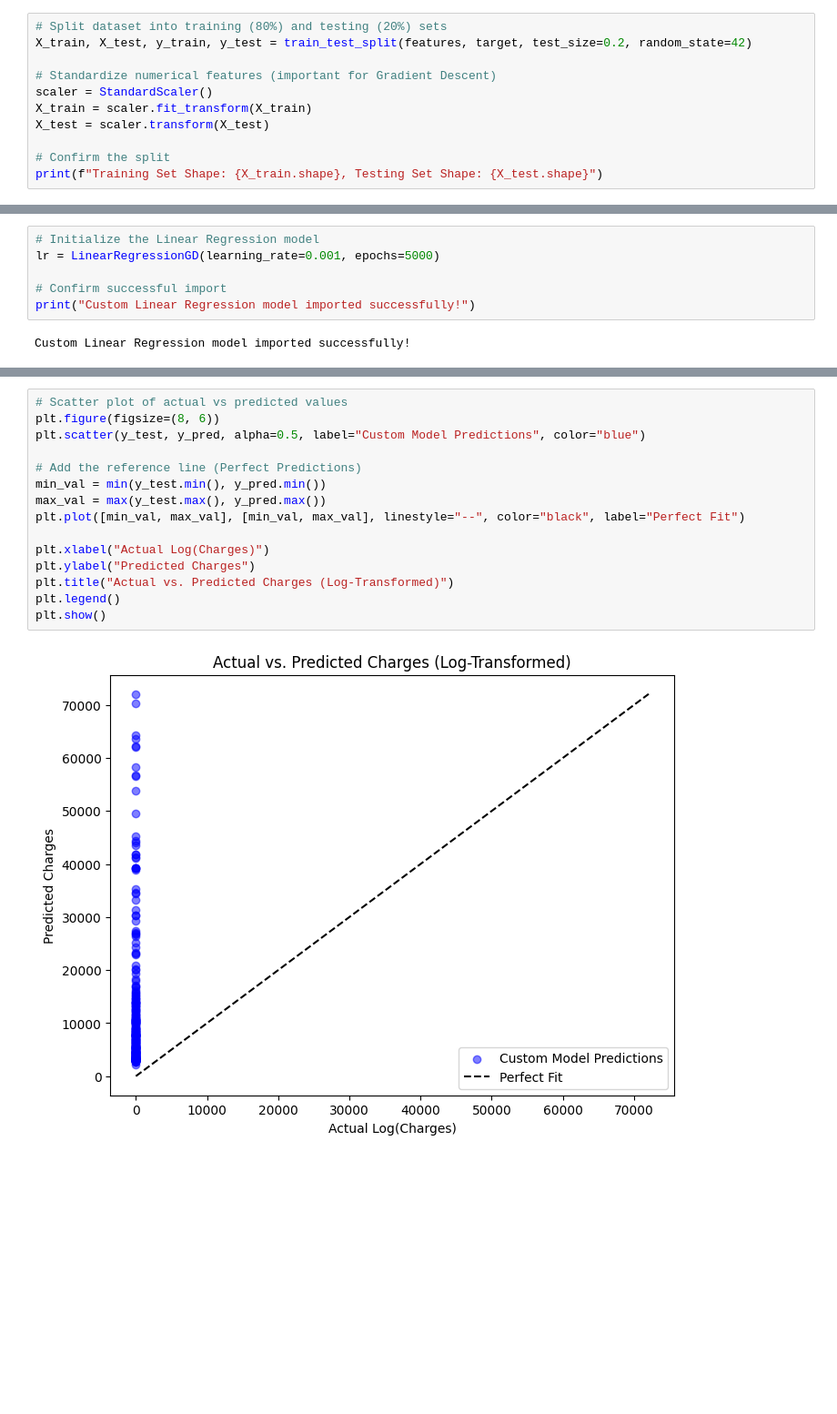
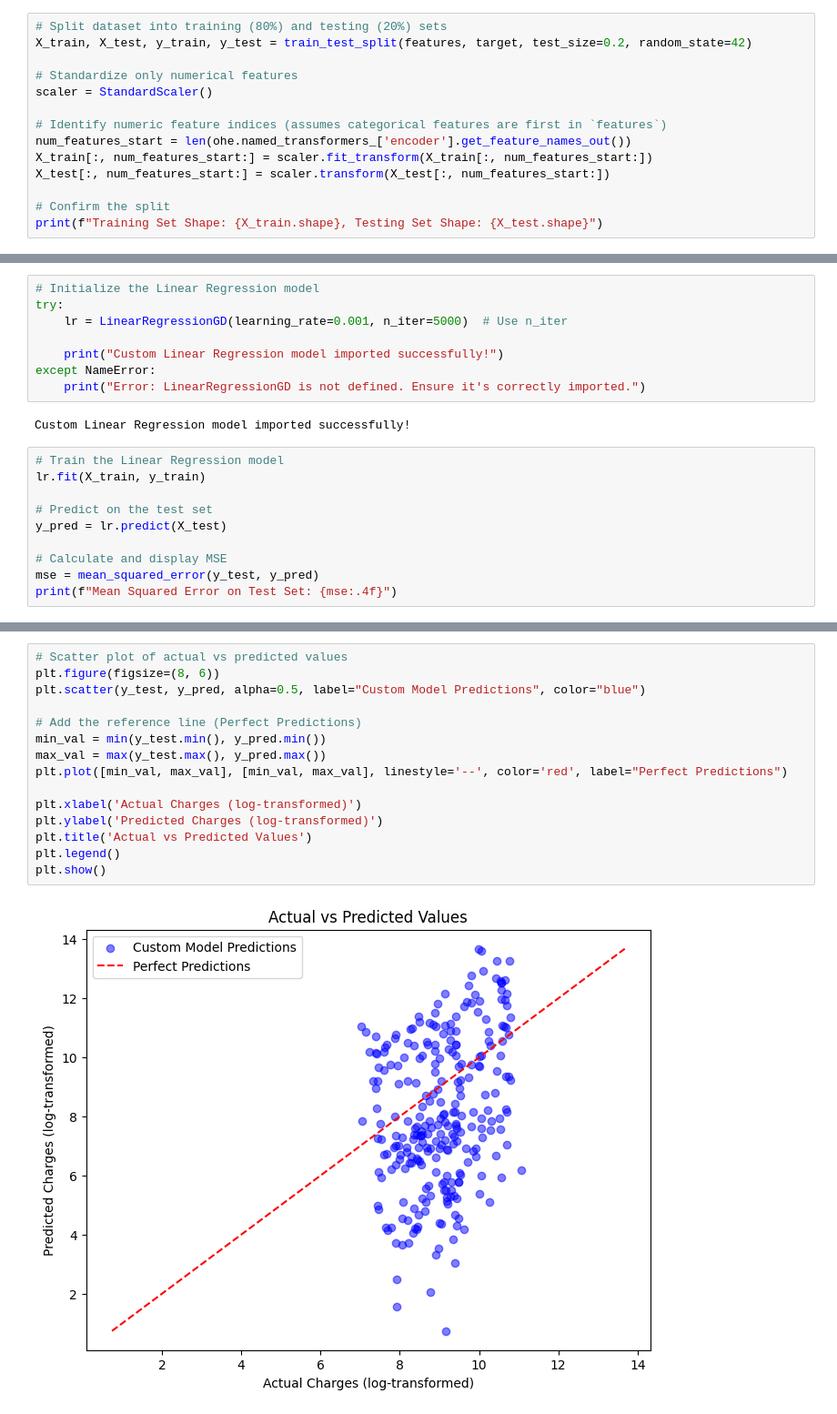
Before and after one commit to Beez1/ml, a Jupyter notebook: notebooks/assignment1.ipynb, the cells around one changed output, grey strips where cells are left out. Shown at 91% size. Drawn from its saved outputs; the diff is of its cells as text; blank space fills up the shorter version.

Commit message:
trained ml

```diff
--- a/notebooks/assignment1.ipynb
+++ b/notebooks/assignment1.ipynb
@@ -79,10 +81,13 @@ First 5 Log-Transformed Target Values (y):
 # Split dataset into training (80%) and testing (20%) sets
 X_train, X_test, y_train, y_test = train_test_split(features, target, test_size=0.2, random_state=42)
 
-# Standardize numerical features (important for Gradient Descent)
+# Standardize only numerical features
 scaler = StandardScaler()
-X_train = scaler.fit_transform(X_train)
-X_test = scaler.transform(X_test)
+
+# Identify numeric feature indices (assumes categorical features are first in `features`)
+num_features_start = len(ohe.named_transformers_['encoder'].get_feature_names_out())
+X_train[:, num_features_start:] = scaler.fit_transform(X_train[:, num_features_start:])
+X_test[:, num_features_start:] = scaler.transform(X_test[:, num_features_start:])
 
 # Confirm the split
 print(f"Training Set Shape: {X_train.shape}, Testing Set Shape: {X_test.shape}")
@@ -90,9 +95,21 @@ print(f"Training Set Shape: {X_train.shape}, Testing Set Shape: {X_test.shape}")
 Training Set Shape: (1070, 12), Testing Set Shape: (268, 12)
 # %%
 # Initialize the Linear Regression model
-lr = LinearRegressionGD(learning_rate=0.001, epochs=5000)
+try:
+    lr = LinearRegressionGD(learning_rate=0.001, n_iter=5000)  # Use n_iter
 
-# Confirm successful import
-print("Custom Linear Regression model imported successfully!")
+    print("Custom Linear Regression model imported successfully!")
+except NameError:
+    print("Error: LinearRegressionGD is not defined. Ensure it's correctly imported.")
 # %% [output]
 Custom Linear Regression model imported successfully!
+# %%
+# Train the Linear Regression model
+lr.fit(X_train, y_train)
+
+# Predict on the test set
+y_pred = lr.predict(X_test)
+
+# Calculate and display MSE
+mse = mean_squared_error(y_test, y_pred)
+print(f"Mean Squared Error on Test Set: {mse:.4f}")
@@ -99,17 +125,17 @@ Custom Linear Regression model imported successfully!
 # %%
 # Scatter plot of actual vs predicted values
 plt.figure(figsize=(8, 6))
 plt.scatter(y_test, y_pred, alpha=0.5, label="Custom Model Predictions", color="blue")
 
 # Add the reference line (Perfect Predictions)
 min_val = min(y_test.min(), y_pred.min())
 max_val = max(y_test.max(), y_pred.max())
-plt.plot([min_val, max_val], [min_val, max_val], linestyle="--", color="black", label="Perfect Fit")
+plt.plot([min_val, max_val], [min_val, max_val], linestyle='--', color='red', label="Perfect Predictions")
 
-plt.xlabel("Actual Log(Charges)")
-plt.ylabel("Predicted Charges")
-plt.title("Actual vs. Predicted Charges (Log-Transformed)")
+plt.xlabel('Actual Charges (log-transformed)')
+plt.ylabel('Predicted Charges (log-transformed)')
+plt.title('Actual vs Predicted Values')
 plt.legend()
 plt.show()
 # %% [output]
-[figure, old version]
+[figure, new version]
```
Also changed, not shown: parts of 4 cells of this notebook, 1 other file.
